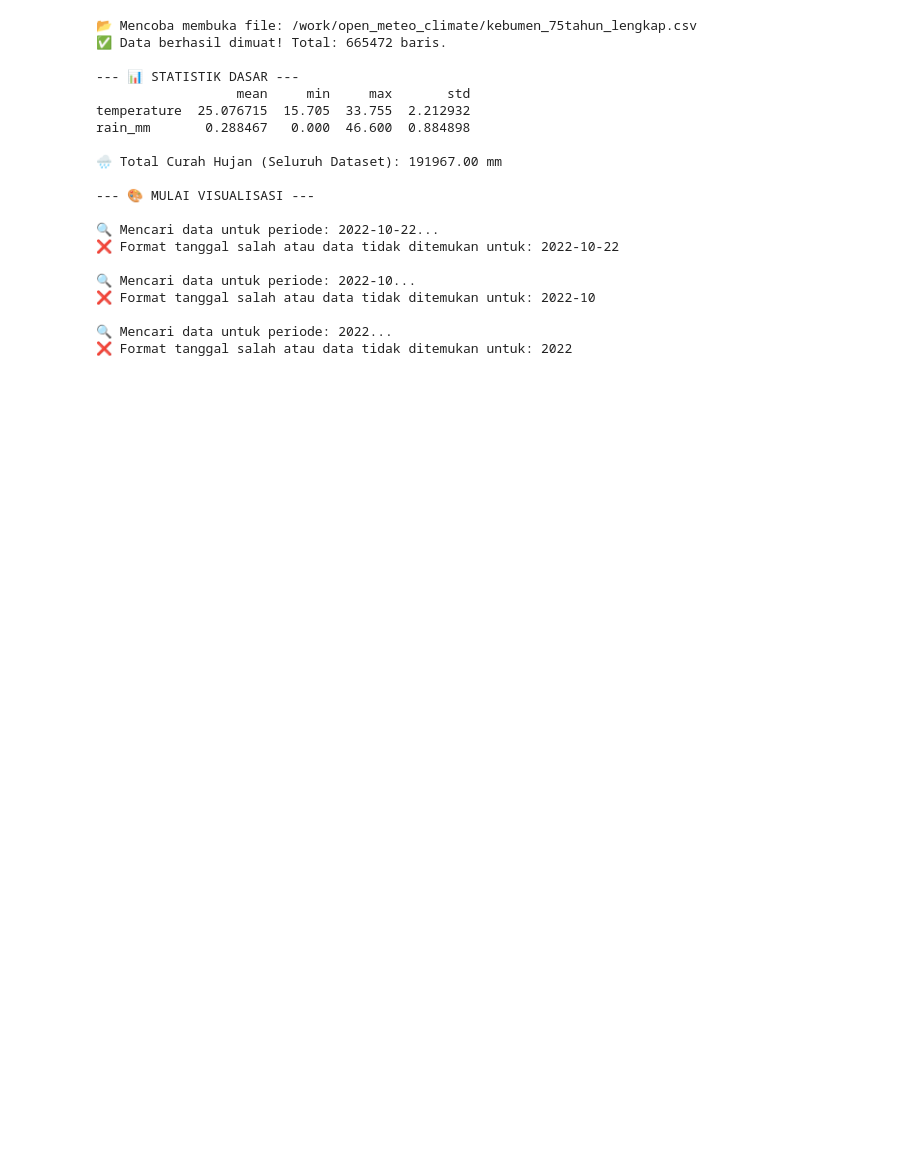
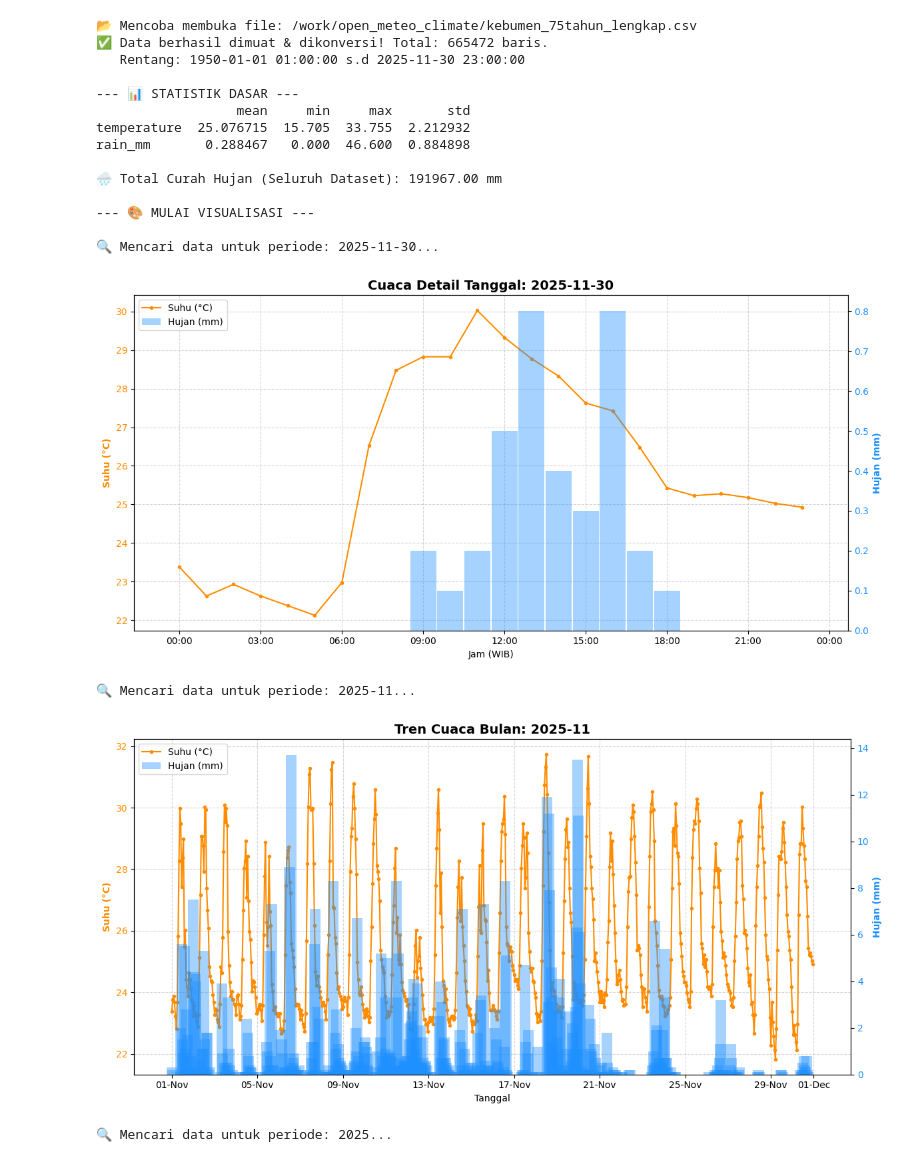
Before and after one commit to evanalif113/Penelitian-Tensorflow, a Jupyter notebook: Analisis_Meteorologi/Open Meteo Analytic.ipynb, the cells around one changed output. Cells and saved outputs as stored; diff of their text form; code cells hidden in the pictures; blank space fills up the shorter version.

```diff
--- a/Analisis_Meteorologi/Open Meteo Analytic.ipynb
+++ b/Analisis_Meteorologi/Open Meteo Analytic.ipynb
@@ -22,19 +22,30 @@ def load_data(filepath):
         return None
 
     try:
-        # Baca CSV, jadikan kolom 'date' sebagai Index Waktu
-        df = pd.read_csv(filepath, index_col='date', parse_dates=True)
-        print(f"✅ Data berhasil dimuat! Total: {len(df)} baris.")
+        # 1. Baca CSV (Jangan pakai parse_dates di sini dulu biar aman)
+        df = pd.read_csv(filepath, index_col='date')
 
-        # Validasi nama kolom (opsional, untuk memastikan kolom ada)
-        required_cols = ['temperature', 'rain_mm']
-        if not all(col in df.columns for col in required_cols):
-            print(f"⚠️ Peringatan: Kolom {required_cols} mungkin tidak ditemukan/berbeda nama.")
-            print(f"   Kolom yang ada: {df.columns.tolist()}")
+        # 2. KONVERSI PAKSA KE DATETIME (Kunci Perbaikan)
+        # utc=True agar seragam dulu, errors='coerce' biar data error jadi NaT
+        df.index = pd.to_datetime(df.index, utc=True, errors='coerce')
 
+        # 3. Konversi ke WIB (Asia/Jakarta)
+        df.index = df.index.tz_convert('Asia/Jakarta')
+
+        # 4. HAPUS INFO ZONA WAKTU (Make it Timezone-Naive)
+        # Ini triknya! Kita buang embel-embel "+07:00" tapi jamnya tetap jam WIB.
+        # Ini bikin slicing df.loc['2022'] jadi lancar jaya.
+        df.index = df.index.tz_localize(None)
+
+        # 5. Urutkan Index (Wajib buat slicing)
+        df = df.sort_index()
+
+        print(f"✅ Data berhasil dimuat & dikonversi! Total: {len(df)} baris.")
+        print(f"   Rentang: {df.index.min()} s.d {df.index.max()}")
         return df
+
     except Exception as e:
-        print(f"❌ Gagal membaca CSV: {e}")
+        print(f"❌ Gagal memproses data: {e}")
         return None
 
 # =========================================================
@@ -126,42 +155,40 @@ if __name__ == "__main__":
     # 1. Load Data Sekali Saja
     df_cuaca = load_data(PATH_FILE)
 
     # Pastikan data berhasil dimuat sebelum lanjut
     if df_cuaca is not None:
 
         # 2. Tampilkan Statistik Umum
         show_basic_stats(df_cuaca)
 
         # 3. Visualisasi Sesuai Request
         print("\n--- 🎨 MULAI VISUALISASI ---")
 
         # Contoh 1: Lihat Detail SATU HARI (24 Jam)
         # Pastikan tanggal ini ada di data CSV kamu
-        plot_periode_tertentu(df_cuaca, "2022-10-22")
+        plot_periode_tertentu(df_cuaca, "2025-11-30")
 
         # Contoh 2: Lihat Tren SATU BULAN (30 Hari)
-        plot_periode_tertentu(df_cuaca, "2022-10")
+        plot_periode_tertentu(df_cuaca, "2025-11")
 
         # Contoh 3: Lihat Tren SATU TAHUN (12 Bulan)
-        plot_periode_tertentu(df_cuaca, "2022")
+        plot_periode_tertentu(df_cuaca, "2025")
 # %% [output]
 📂 Mencoba membuka file: /work/open_meteo_climate/kebumen_75tahun_lengkap.csv
-✅ Data berhasil dimuat! Total: 665472 baris.
+✅ Data berhasil dimuat & dikonversi! Total: 665472 baris.
+   Rentang: 1950-01-01 01:00:00 s.d 2025-11-30 23:00:00
 
 --- 📊 STATISTIK DASAR ---
                   mean     min     max       std
 temperature  25.076715  15.705  33.755  2.212932
 rain_mm       0.288467   0.000  46.600  0.884898
 
 🌧️ Total Curah Hujan (Seluruh Dataset): 191967.00 mm
 
 --- 🎨 MULAI VISUALISASI ---
 
-🔍 Mencari data untuk periode: 2022-10-22...
-❌ Format tanggal salah atau data tidak ditemukan untuk: 2022-10-22
-
-🔍 Mencari data untuk periode: 2022-10...
-❌ Format tanggal salah atau data tidak ditemukan untuk: 2022-10
-
-🔍 Mencari data untuk periode: 2022...
-❌ Format tanggal salah atau data tidak ditemukan untuk: 2022
+🔍 Mencari data untuk periode: 2025-11-30...
+[figure, added]
+🔍 Mencari data untuk periode: 2025-11...
+[figure, added]
+🔍 Mencari data untuk periode: 2025...
```
Also changed, not shown: parts of 2 cells of this notebook.
